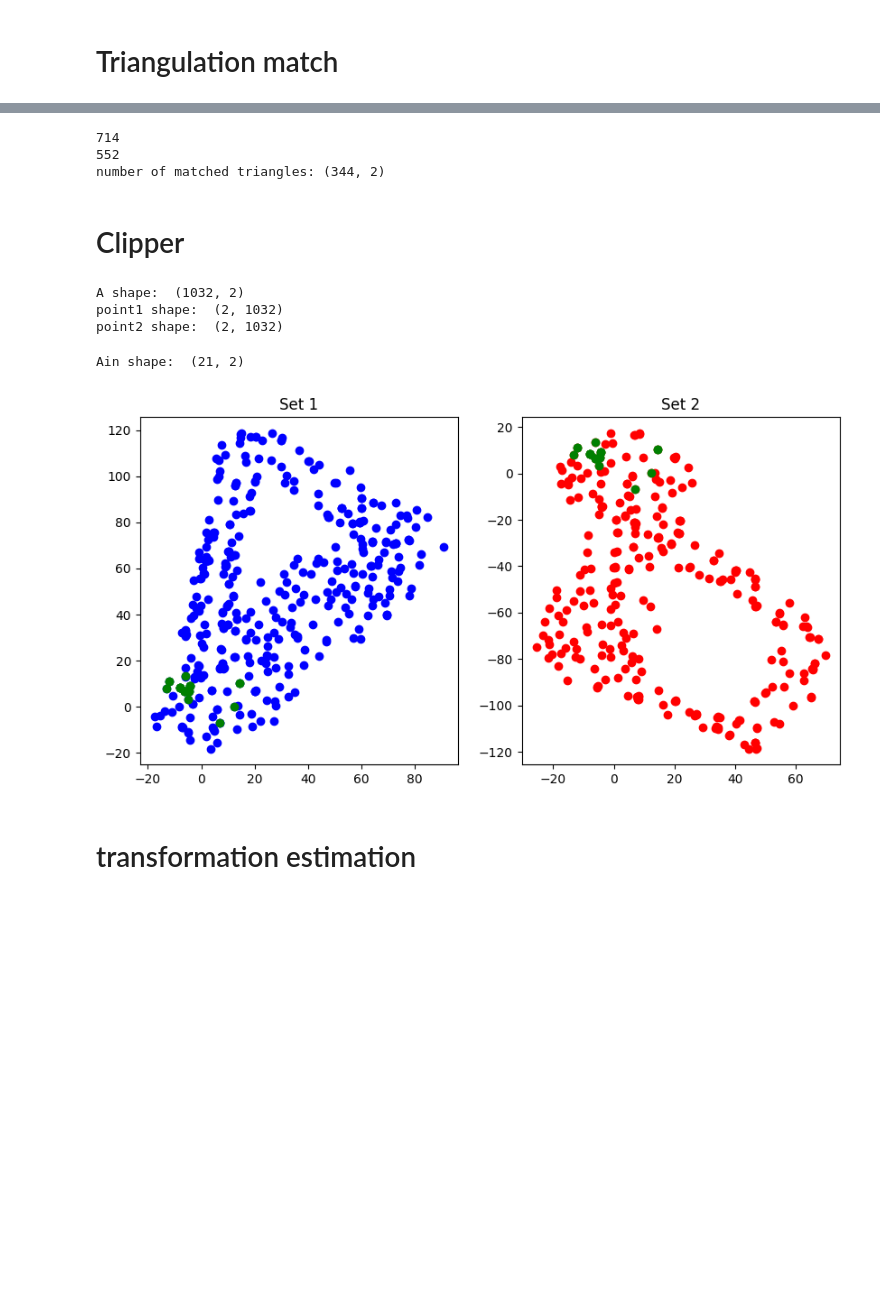
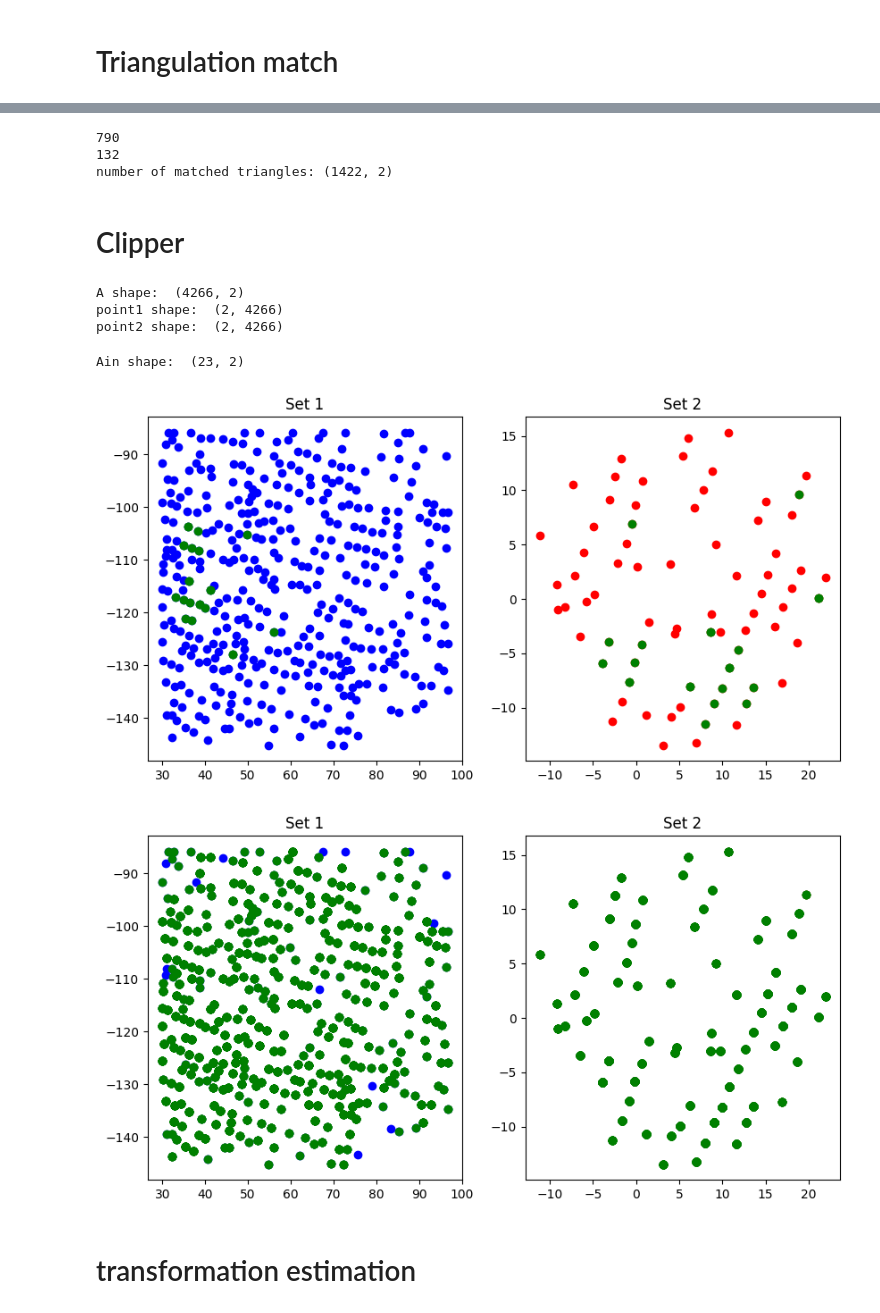
Before and after one commit to RollingOat/clipper_semantic_object, a Jupyter notebook: examples/python/delaunayTri_clipper.ipynb, the cells around one changed output, grey strips where cells are left out. Cells and saved outputs as stored; diff of their text form; code cells hidden in the pictures; blank space fills up the shorter version.

```diff
--- a/examples/python/delaunayTri_clipper.ipynb
+++ b/examples/python/delaunayTri_clipper.ipynb
@@ -93,14 +106,23 @@ gt_dy = 0
 gt_rot = np.array([[np.cos(gt_yaw), -np.sin(gt_yaw)], [np.sin(gt_yaw), np.cos(gt_yaw)]])
 gt_t = np.array([[gt_dx], [gt_dy]])
 # %%
-file1 = "/home/jiuzhou/clipper_semantic_object/examples/data/robot0Map_forest.txt"
-file2 = "/home/jiuzhou/clipper_semantic_object/examples/data/robot1Map_forest.txt"
+# file1 = "/home/jiuzhou/clipper_semantic_object/examples/data/robot1Map_forest.txt"
+# file2 = "/home/jiuzhou/clipper_semantic_object/examples/data/robot2Map_forest.txt"
 # file1 = "/home/jiuzhou/clipper_semantic_object/examples/data/robot0Map_parking.txt"
 # file2 = "/home/jiuzhou/clipper_semantic_object/examples/data/robot1Map_parking.txt"
 # file1 = "/home/jiuzhou/clipper_semantic_object/examples/data/robot0Map_indoor.txt"
 # file2 = "/home/jiuzhou/clipper_semantic_object/examples/data/robot1Map_indoor.txt"
-data1 = np.loadtxt(file1, usecols=(1,2))
-data2 = np.loadtxt(file2, usecols=(1,2))
+
+# file1 = "/home/jiuzhou/Downloads/1308_LT/overhead_tree_pos_2m_1308_LT.txt"
+# file2 = "/home/jiuzhou/Downloads/1308_LT/sloam_cylinder_pos_1308_LT.txt"
+
+file1 = "/home/jiuzhou/Downloads/1308_C/overhead_tree_pos_1m_1308_C.txt"
+file2 = "/home/jiuzhou/Downloads/1308_C/sloam_cylinder_pos_1308_C.txt"
+
+data1 = np.loadtxt(file1, usecols=(0,1))
+data2 = np.loadtxt(file2, usecols=(0,1))
 print(data1.shape)
 print(data2.shape)
+print(data1[0:5])
+print(data2[0:5])
 # %% [output]
@@ -159,7 +191,7 @@ def computeTriDiff(tri1, tri2, data1, data2):
             triangle_diff[i,j] = np.linalg.norm(dist1-dist2)
     return triangle_diff, triangle_points_set1, triangle_points_set2
 
-def matchTri(triangle_diff, thres = 0.1):
+def matchTri(triangle_diff, thres = 0.2):
     # find the matching triangles
     mask =  np.where(triangle_diff < thres, triangle_diff, 0)
     mask_idx = np.argwhere(mask)
@@ -169,9 +201,9 @@ triangle_diff, triangle_points_set1, triangle_points_set2 = computeTriDiff(tri1,
 matched_idx = matchTri(triangle_diff)
 print("number of matched triangles:",matched_idx.shape)
 # %% [output]
-714
-552
-number of matched triangles: (344, 2)
+790
+132
+number of matched triangles: (1422, 2)
 # %%
 matched_points1 = triangle_points_set1[matched_idx[:,0], :]
 matched_points2 = triangle_points_set2[matched_idx[:,1], :]
@@ -191,6 +223,6 @@ print("A shape: ", A.shape)
 print("point1 shape: ", point1.shape)
 print("point2 shape: ", point2.shape)
 # %% [output]
-A shape:  (1032, 2)
-point1 shape:  (2, 1032)
-point2 shape:  (2, 1032)
+A shape:  (4266, 2)
+point1 shape:  (2, 4266)
+point2 shape:  (2, 4266)
@@ -197,8 +234,8 @@ point2 shape:  (2, 1032)
 # %%
 # clipper solver
 iparams = clipperpy.invariants.EuclideanDistanceParams()
-iparams.sigma = 0.1
-iparams.epsilon = 0.3
+iparams.sigma = 1
+iparams.epsilon = 1
 invariant = clipperpy.invariants.EuclideanDistance(iparams)
 
 params = clipperpy.Params()
@@ -210,14 +247,16 @@ clipper.solve()
 Ain = clipper.get_selected_associations()
 print("Ain shape: ", Ain.shape)
 # %% [output]
-Ain shape:  (21, 2)
+Ain shape:  (23, 2)
 # %%
 # visualize the matching
 matched_points_1 = point1[:, Ain[:, 0]]
 matched_points_2 = point2[:, Ain[:, 1]]
 visulize_da(data1,data2,matched_points_1, matched_points_2)
+visulize_da(data1,data2, matched_points1_reshaped.T, matched_points2_reshaped.T)
 # %% [output]
-[figure, old version]
+[figure, new version]
+[figure, added]
 # %% [markdown]
 # transformation estimation
 # %%
```
Also changed, not shown: parts of 5 cells of this notebook, 1 other file.
